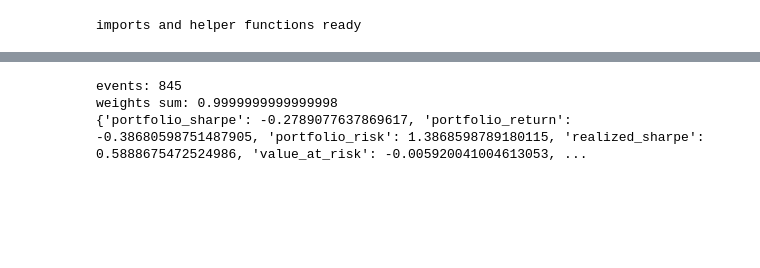
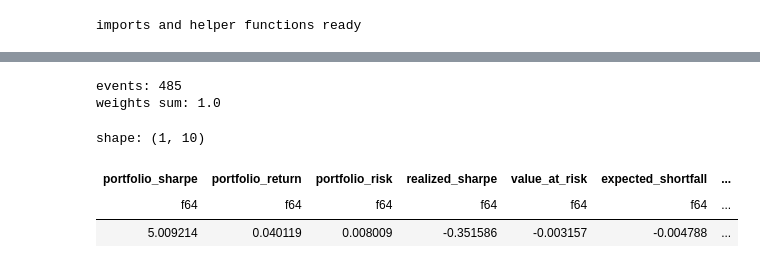
Before and after one commit to Open-Quant/openquant, a Jupyter notebook: notebooks/python/06_afml_real_data_end_to_end.ipynb, the cells around one changed output, grey strips where cells are left out. Saved outputs shown, nothing was run; the diff lists cells and outputs as text; code cells hidden in the pictures; blank space fills up the shorter version.

```diff
--- a/notebooks/python/06_afml_real_data_end_to_end.ipynb
+++ b/notebooks/python/06_afml_real_data_end_to_end.ipynb
@@ -85,44 +104,47 @@ columns: ['date', 'USO', 'BNO', 'XLE', 'GLD', 'UNG']
 # %%
 # Build model-like probabilities/sides from lagged momentum and run the pipeline
-uso = joined['USO'].to_list()
-dates = joined['date'].to_list()
+traded = joined[TRADED].to_list()
+dates = joined["ts"].to_list()
 
 returns = [0.0]
-for i in range(1, len(uso)):
-    returns.append(uso[i] / uso[i - 1] - 1.0)
+for i in range(1, len(traded)):
+    returns.append(traded[i] / traded[i - 1] - 1.0)
 
 probs = []
 sides = []
 for i in range(len(returns)):
-    look = returns[max(0, i - 5): i + 1]
+    look = returns[max(0, i - 5) : i + 1]
     edge = sum(look) / max(len(look), 1)
     p = 0.5 + max(min(edge * 18.0, 0.2), -0.2)
     probs.append(min(max(p, 0.05), 0.95))
     sides.append(1.0 if edge >= 0 else -1.0)
 
-timestamps = [f'{d} 00:00:00' for d in dates]
-asset_names = ['USO', 'BNO', 'XLE', 'GLD', 'UNG']
+timestamps = [d.strftime("%Y-%m-%d %H:%M:%S") for d in dates]
+asset_names = SYMBOLS
 asset_prices = joined.select(asset_names).rows()
 
 out = openquant.pipeline.run_mid_frequency_pipeline_frames(
     timestamps=timestamps,
-    close=uso,
+    close=traded,
     model_probabilities=probs,
     model_sides=sides,
     asset_prices=asset_prices,
     asset_names=asset_names,
     cusum_threshold=0.001,
     num_classes=2,
     step_size=0.1,
     risk_free_rate=0.0,
     confidence_level=0.05,
 )
 
 summary = openquant.pipeline.summarize_pipeline(out)
-print('events:', out['frames']['events'].height)
-print('weights sum:', float(out['frames']['weights']['weight'].sum()))
-print(summary.to_dicts()[0])
+print("events:", out["frames"]["events"].height)
+print("weights sum:", round(float(out["frames"]["weights"]["weight"].sum()), 6))
+summary
 # %% [output]
-events: 845
-weights sum: 0.9999999999999998
-{'portfolio_sharpe': -0.2789077637869617, 'portfolio_return': -0.38680598751487905, 'portfolio_risk': 1.3868598789180115, 'realized_sharpe': 0.5888675472524986, 'value_at_risk': -0.005920041004613053, ...
+events: 485
+weights sum: 1.0
+shape: (1, 10)
+| portfolio_sharpe | portfolio_return | portfolio_risk | realized_sharpe | value_at_risk | expected_shortfall | ... |
+| f64 | f64 | f64 | f64 | f64 | f64 | ... |
+| 5.009214 | 0.040119 | 0.008009 | -0.351586 | -0.003157 | -0.004788 | ... |
```
Also changed, not shown: parts of 16 cells of this notebook, 32 other files.
